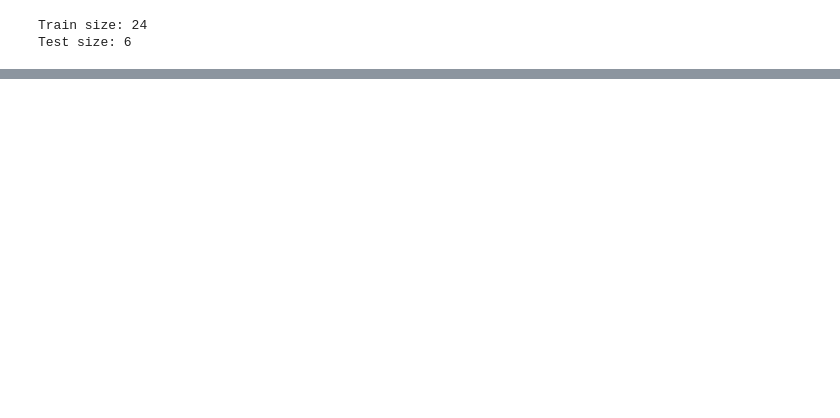
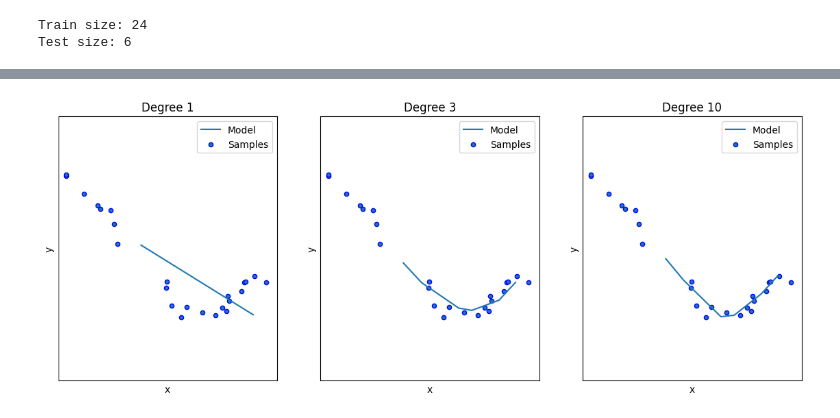
Before and after one commit to Ritesh1126/Deep-Learning, a Jupyter notebook: overfitting and underfitting issues.ipynb, the cells around one changed output, grey strips where cells are left out. Saved outputs shown, nothing was run; the diff lists cells and outputs as text; code cells hidden in the pictures; blank space fills up the shorter version.

```diff
--- a/overfitting and underfitting issues.ipynb
+++ b/overfitting and underfitting issues.ipynb
@@ -28,0 +129,33 @@ Test size: 6
+# %%
+from sklearn.pipeline import make_pipeline
+from sklearn.preprocessing import PolynomialFeatures
+from sklearn.linear_model import LinearRegression
+import matplotlib.pyplot as plt
+
+degrees = [1, 3, 10]
+plt.figure(figsize=(14, 5))
+
+for i, degree in enumerate(degrees):
+    ax = plt.subplot(1, len(degrees), i + 1)
+    plt.setp(ax, xticks=(), yticks=())
+
+    polynomial_features = PolynomialFeatures(degree=degree, include_bias=False)
+    linear_regression = LinearRegression()
+    pipeline = make_pipeline(polynomial_features, linear_regression)
+    pipeline.fit(X_train.reshape(-1, 1), y_train)
+
+    X_test_sorted = np.sort(X_test)
+    y_pred = pipeline.predict(X_test_sorted.reshape(-1,1))
+
+    plt.plot(X_test_sorted, y_pred, label="Model")
+    plt.scatter(X_train, y_train, edgecolor="b", s=20, label="Samples")
+    plt.xlabel("x")
+    plt.ylabel("y")
+    plt.xlim((0, 1))
+    plt.ylim((-2, 2))
+    plt.legend(loc="best")
+    plt.title(f"Degree {degree}")
+
+plt.show()
+# %% [output]
+[figure, added]
```
Also changed, not shown: parts of 7 cells of this notebook.
